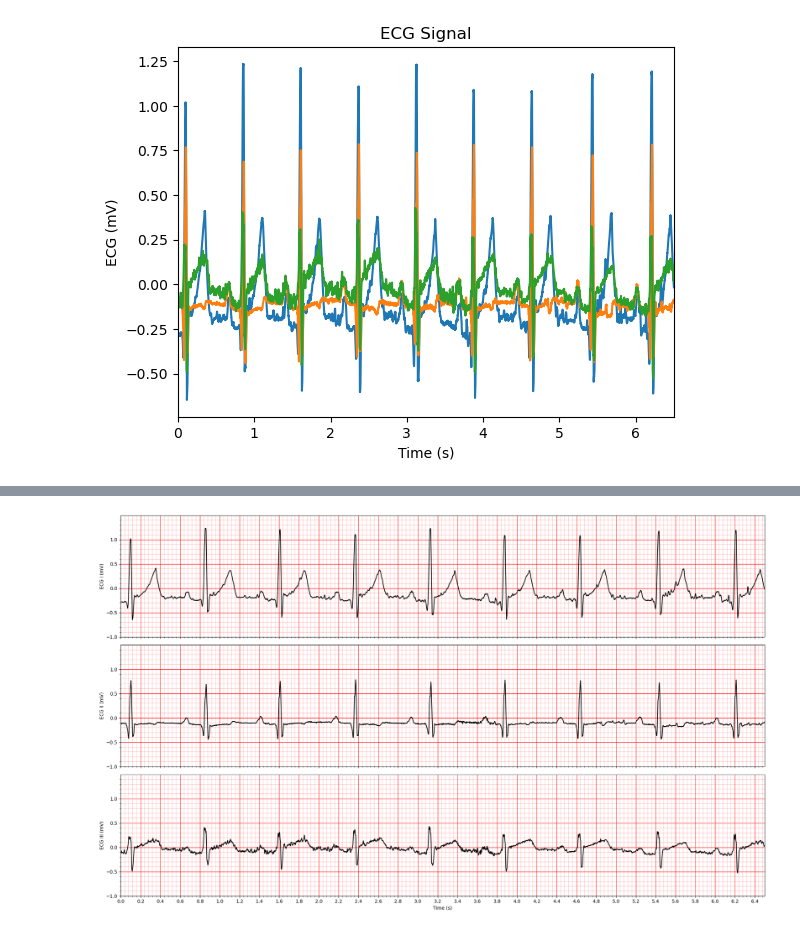
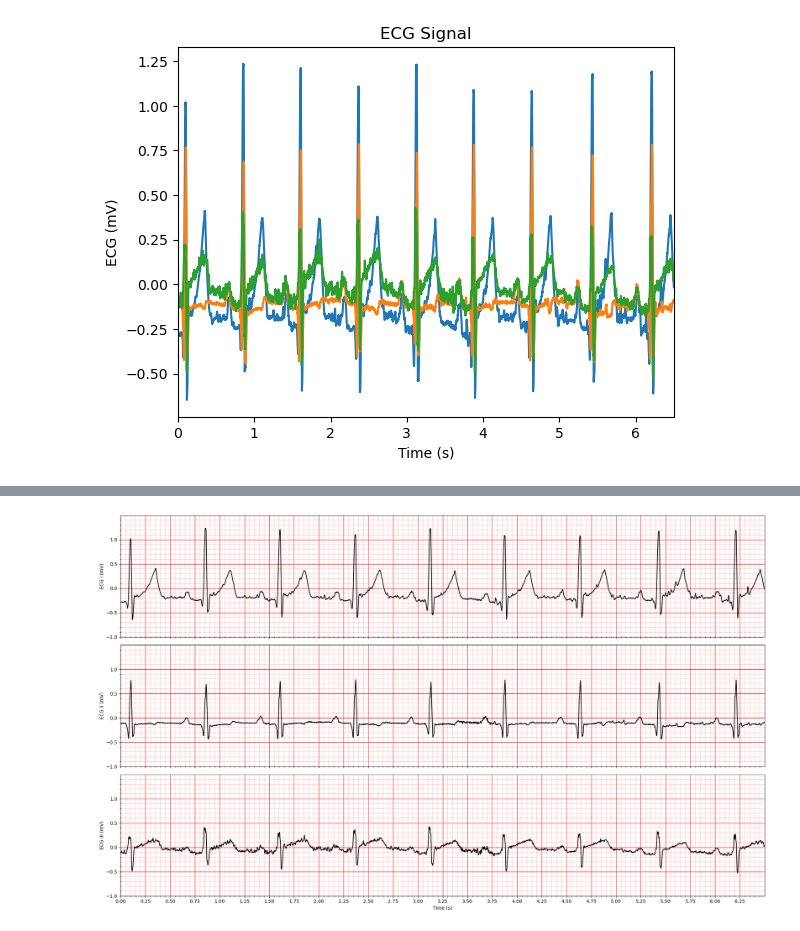
Before and after one commit to JoelSin-student/Series01-Python, a Jupyter notebook: ecg_01.ipynb, the cells around one changed output, grey strips where cells are left out. Cells and saved outputs as stored; diff of their text form; code cells hidden in the pictures.

```diff
--- a/ecg_01.ipynb
+++ b/ecg_01.ipynb
@@ -51,5 +65,5 @@ ECG_III = ECG[:, 2]
 # %%
-fig, axs = plt.subplots(3, 1, figsize=(20, 12), sharex=True)
+fig, axs = plt.subplots(3, 1, figsize=(20, 12), sharex=True) # figure with 3 subplots, defined by "axs[...]"
 
 # ECG I
 axs[0].plot(t, ECG[:, 0], color='black')
@@ -59,33 +73,33 @@ axs[0].set_yticks(np.arange(-1, 1.5, 0.5))
 axs[0].set_yticks(np.arange(-1, 1.5, 0.1), minor=True)
 axs[0].grid(which='major', color='red', linestyle='-', linewidth=0.8)
 axs[0].grid(which='minor', color='red', linestyle='--', linewidth=0.3)
 axs[0].set_xlim(0, 6.5)
 
 # ECG II
 axs[1].plot(t, ECG[:, 1], color='black')
 axs[1].set_ylabel('ECG II (mV)')
 axs[1].set_ylim(-1, 1.5)
 axs[1].set_yticks(np.arange(-1, 1.5, 0.5))
 axs[1].set_yticks(np.arange(-1, 1.5, 0.1), minor=True)
 axs[1].grid(which='major', color='red', linestyle='-', linewidth=0.8)
 axs[1].grid(which='minor', color='red', linestyle='--', linewidth=0.3)
 axs[1].set_xlim(0, 6.5)
 
 # ECG III
 axs[2].plot(t, ECG[:, 2], color='black')
 axs[2].set_ylabel('ECG III (mV)')
 axs[2].set_ylim(-1, 1.5)
 axs[2].set_yticks(np.arange(-1, 1.5, 0.5))
 axs[2].set_yticks(np.arange(-1, 1.5, 0.1), minor=True)
 axs[2].grid(which='major', color='red', linestyle='-', linewidth=0.8)
 axs[2].grid(which='minor', color='red', linestyle='--', linewidth=0.3)
 axs[2].set_xlim(0, 6.5)
 axs[2].set_xlabel('Time (s)')
 
-plt.xticks(np.arange(0, t[-1], 0.2))
-plt.gca().set_xticks(np.arange(0, t[-1], 0.04), minor=True)
+plt.xticks(np.arange(0, t[-1], 0.25))
+plt.gca().set_xticks(np.arange(0, t[-1], 0.05), minor=True)
 
 plt.tight_layout()
 plt.show()
 # %% [output]
-[figure, old version]
+[figure, new version]
```
Also changed, not shown: parts of 4 cells of this notebook.
